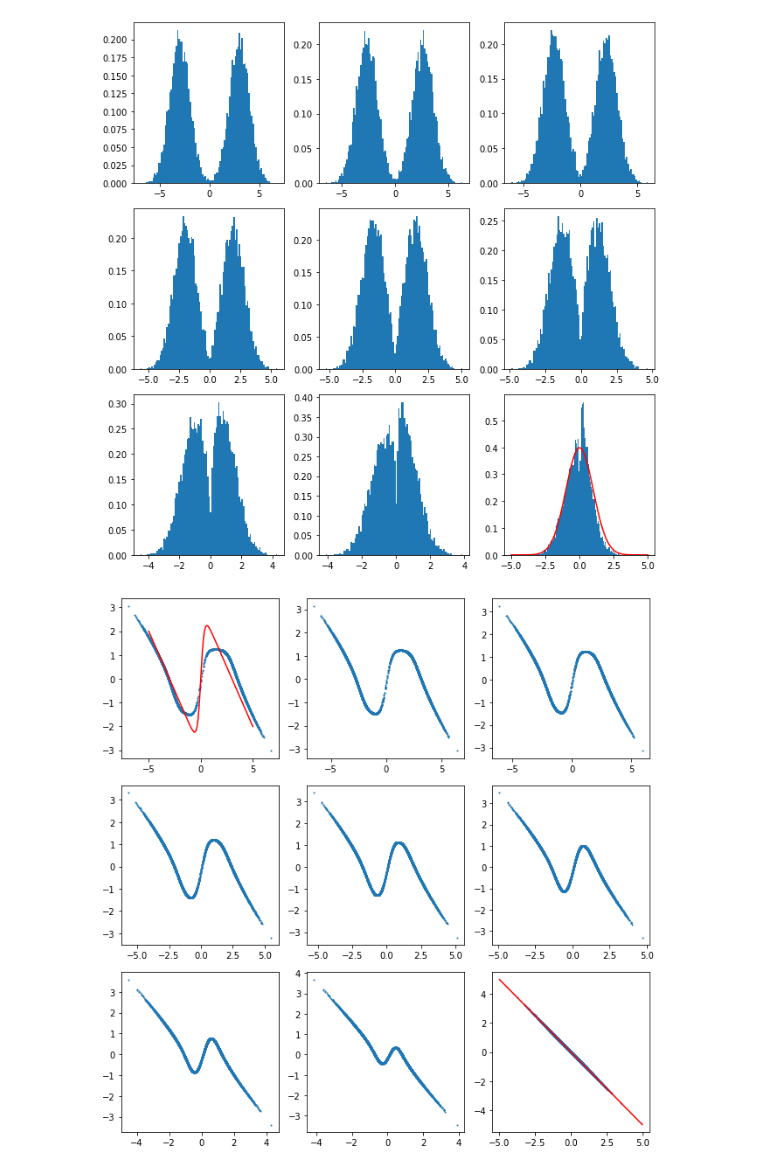
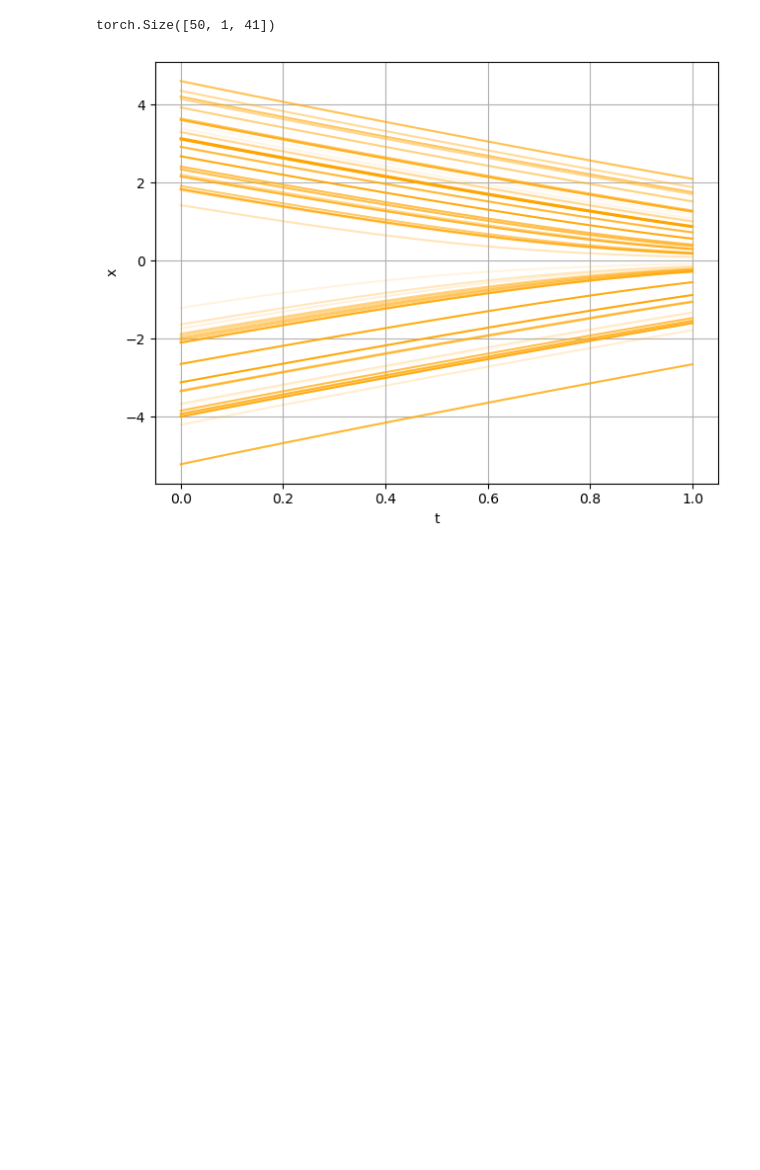
Before and after one commit to sharkjingyang/SchB, a Jupyter notebook: SchB_1d.ipynb, the cells around one changed output. Saved outputs shown, nothing was run; the diff lists cells and outputs as text; code cells hidden in the pictures; blank space fills up the shorter version.

```diff
--- a/SchB_1d.ipynb
+++ b/SchB_1d.ipynb
@@ -102,20 +137,0 @@ def odefun_score_log(score_x, x, t, net, device):
-# %%
-def Gaussian_1d(x,mu=0,sigma=1):
-    return 1/(math.sqrt(2*math.pi*sigma**2))*torch.exp(-(x-mu)**2/2/sigma**2)
-
-def grad_log_Gaussian(x,mu=0,sigma=1):
-    return -(x-mu)/sigma**2
-
-def mix_gau_1d(x):
-    # 0.5*N(-3,1)+0.5*N(3,1)
-    return 0.5*Gaussian_1d(x,mu=-3)+0.5*Gaussian_1d(x,mu=3)
-
-def grad_mix_gau(x):
-    return 1/mix_gau_1d(x)*(-0.5*Gaussian_1d(x,mu=-3)*(x+3)-0.5*Gaussian_1d(x,mu=3)*(x-3))
-
-
-# x=torch.linspace(-50,50,100)
-# plt.plot(x,Gaussian_1d(x),color="blue")
-# plt.plot(x,mix_gau_1d(x),color="yellow")
-# plt.plot(x,grad_mix_gau(x),color="blue")
-# plt.plot(x,grad_log_Gaussian(x),color="red")
@@ -239,38 +288,38 @@ for epoch in tqdm_epoch:
 # %%
+#plot trajectory
 data=torch.load('data/mix_gaussian.pt').reshape(-1,1)
-data=data.to(device)
+data=data[:50].to(device)
+nt=40
+h=1/nt
 zFull = torch.zeros(*data.shape , nt+1, device=data.device, dtype=data.dtype) # make tensor of size z.shape[0], z.shape[1], nt
 zFull[:,:,0] = data
 tk=0
 
 for k in  range(nt):
     zFull[:,:,k+1] = stepRK4(odefun, zFull[:,:,k] , f_theta, tk, tk+h)
     tk += h
 
-z_terminal=zFull[:,:,-1]
-grad_terminal=grad_log_Gaussian(z_terminal)
-score_Full=grad_terminal.unsqueeze(2)
+print(zFull.shape)
 
+def plot_generate_sequence(zFull, nt):
+    fig, axs = plt.subplots(figsize=(6.5, 5))
 
-log_terminal=torch.log(Gaussian_1d(z_terminal))
-log_Full=log_terminal
+    # 计算每条线的透明度
+    num_lines = 50
+    alpha_step = 1.0 / num_lines
 
+    for i in range(num_lines):
+        x = np.linspace(0, 1, nt + 1)
+        y = zFull[i, :, :].view(nt + 1, 1).detach().cpu().numpy()
+        plt.plot(x, y, color="orange", alpha=alpha_step * (i + 1))
 
-
-tk=tspan[1]
-for k in  range(nt):
-
-
-    d_score,d_log=odefun_score_log(score_Full[:,:,-1], zFull[:,:,nt-k], tk, net=f_theta,device=device)
-    new_score=score_Full[:,:,-1]+(-h)*d_score
-    new_log=log_Full[:,-1]+(-h)*d_log
-    score_Full=torch.cat((score_Full,new_score.unsqueeze(2)),dim=2)
-    log_Full=torch.cat((log_Full,new_log.unsqueeze(1)),dim=1)
-    tk-=h
-
-
-plot_zfull(zFull)
-plot_scoreFull(zFull,score_Full)
+    # 显示网格
+    plt.grid(True)
+    plt.xlabel("t")
+    plt.ylabel("x")
+    plt.tight_layout()
+    plt.show()
+plot_generate_sequence(zFull, nt)
 # %% [output]
+torch.Size([50, 1, 41])
-[figure, old version]
+[figure, new version]
-[figure, removed]
```
Also changed, not shown: parts of 14 cells of this notebook, 46 other files.
